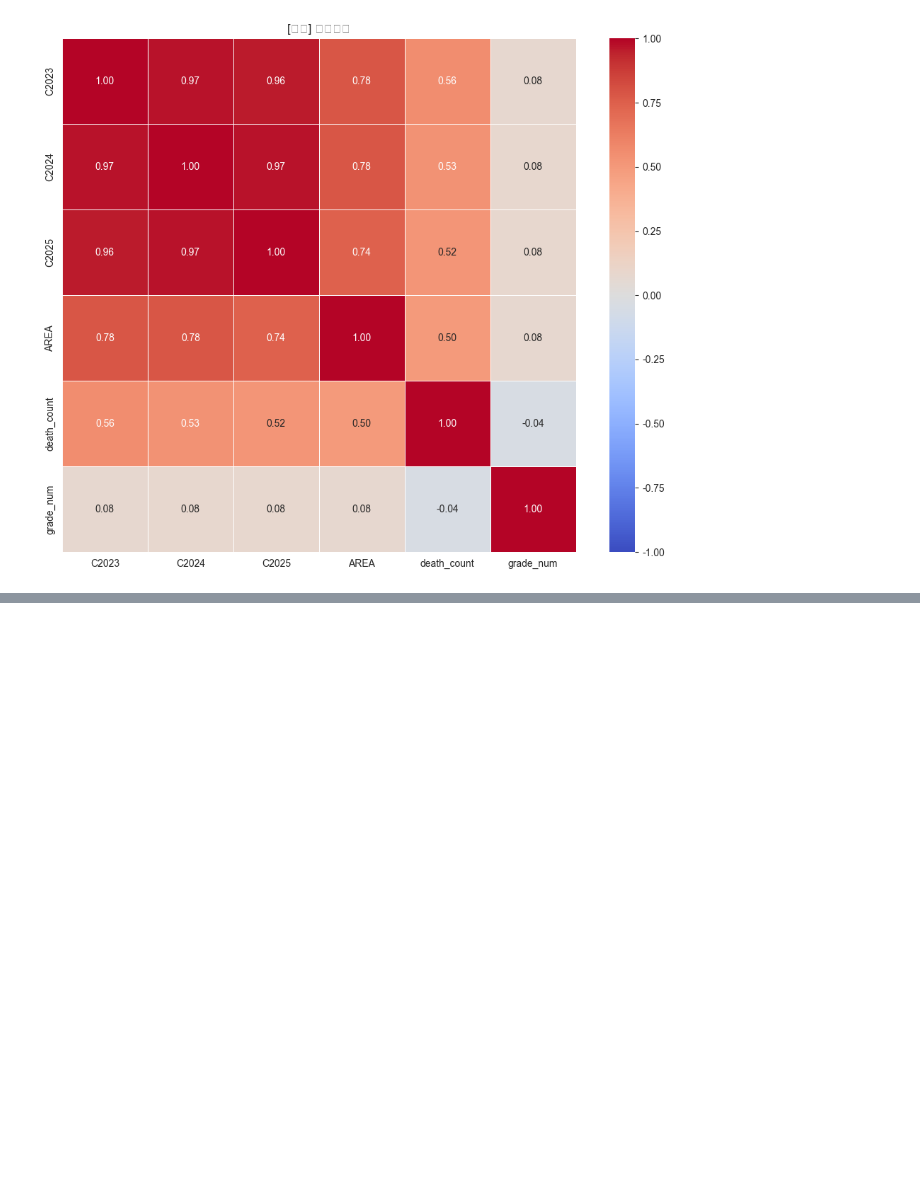
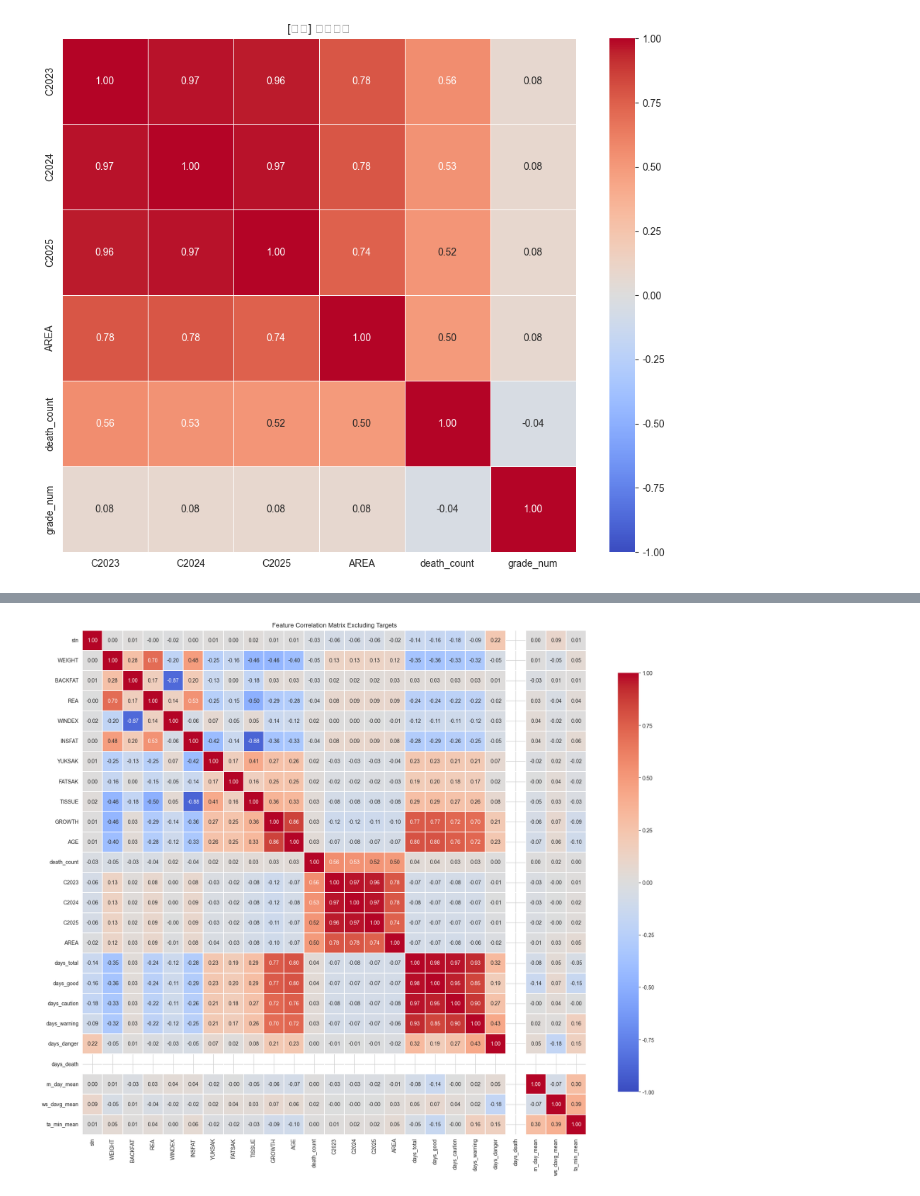
Before and after one commit to sy-103/hanwoo_contest, a Jupyter notebook: notebooks/3_eda/correlation/correlation.ipynb, the cells around one changed output, grey strips where cells are left out. Drawn from its saved outputs; the diff is of its cells as text; code cells hidden in the pictures; blank space fills up the shorter version.

Commit message:
correlation

```diff
--- a/notebooks/3_eda/correlation/correlation.ipynb
+++ b/notebooks/3_eda/correlation/correlation.ipynb
@@ -168,0 +351,10 @@ for name, cols in groups.items():
+# %%
+# ==============================================================
+# 처리 방침 (지금은 제거 안 함)
+# ==============================================================
+remove_list = []   # 셀 13 결과 보고 명백한 중복만 후보에
+if remove_list:
+    df = df.drop(columns=[c for c in remove_list if c in df.columns])
+    print(f"제거: {remove_list}")
+else:
+    print("변수 그대로 유지. 다중공선성은 20회차 Lasso로 처리.")
@@ -168,0 +377,74 @@ for name, cols in groups.items():
+# %%
+# ==============================================================
+# 전체 독립변수 간 상관관계 히트맵 저장
+# ==============================================================
+
+# 저장 폴더 생성
+save_dir = "../../hanwoo_contest/figurers/correlation"
+os.makedirs(save_dir, exist_ok=True)
+
+# 종속변수 제외
+target_cols = ["grade_num", "COST_AMT"]
+
+# 전체 수치형 컬럼 중 종속변수 제외
+all_numeric_cols = df.select_dtypes(include=[np.number]).columns.tolist()
+feature_cols = [c for c in all_numeric_cols if c not in target_cols]
+
+print(f"상관분석 대상 독립변수 수: {len(feature_cols)}개")
+print(feature_cols)
+
+# 상관행렬 계산
+corr_all = df[feature_cols].corr(method="pearson")
+
+# 히트맵 생성
+plt.figure(figsize=(18, 15))
+sns.heatmap(
+    corr_all,
+    annot=True,
+    fmt=".2f",
+    cmap="coolwarm",
+    center=0,
+    vmin=-1,
+    vmax=1,
+    square=True,
+    linewidths=0.3,
+    cbar_kws={"shrink": 0.8}
+)
+
+plt.title("Feature Correlation Matrix Excluding Targets")
+plt.tight_layout()
+
+# 저장
+save_path = f"{save_dir}/corr_all.png"
+plt.savefig(save_path, dpi=150, bbox_inches="tight")
+plt.show()
+
+print(f"저장 완료: {save_path}")
+
+# 1. 농장규모 변수들이 매우 강하게 묶임
+# C2023 ↔ C2024 = 0.97
+# C2024 ↔ C2025 = 0.97
+# C2023 ↔ C2025 = 0.96
+# AREA ↔ C2023/C2024/C2025 = 약 0.74~0.78
+
+# 2. 기상 days 변수들이 거의 한 덩어리임
+# days_total ↔ days_good = 0.98
+# days_total ↔ days_caution = 0.97
+# days_total ↔ days_warning = 0.93
+# days_good ↔ days_caution = 0.95
+# days_caution ↔ days_warning = 0.90
+
+# AGE ↔ days_total = 0.80
+# AGE ↔ days_good = 0.80
+# AGE ↔ days_caution = 0.76
+# AGE ↔ days_warning = 0.72
+
+# 3. 육질/도체 변수에 강한 관계
+# WEIGHT ↔ REA = 0.70
+# BACKFAT ↔ WINDEX = -0.87
+# INSFAT ↔ TISSUE = -0.88
+# AGE ↔ GROWTH = 0.86
+
+# 4. days_death 빔
+# 전부0이어서 상관계수 계산 안됌
+# %% [output]
@@ -168,0 +453 @@ for name, cols in groups.items():
+[figure, added]
```
Also changed, not shown: parts of 17 cells of this notebook, 7 other files.
